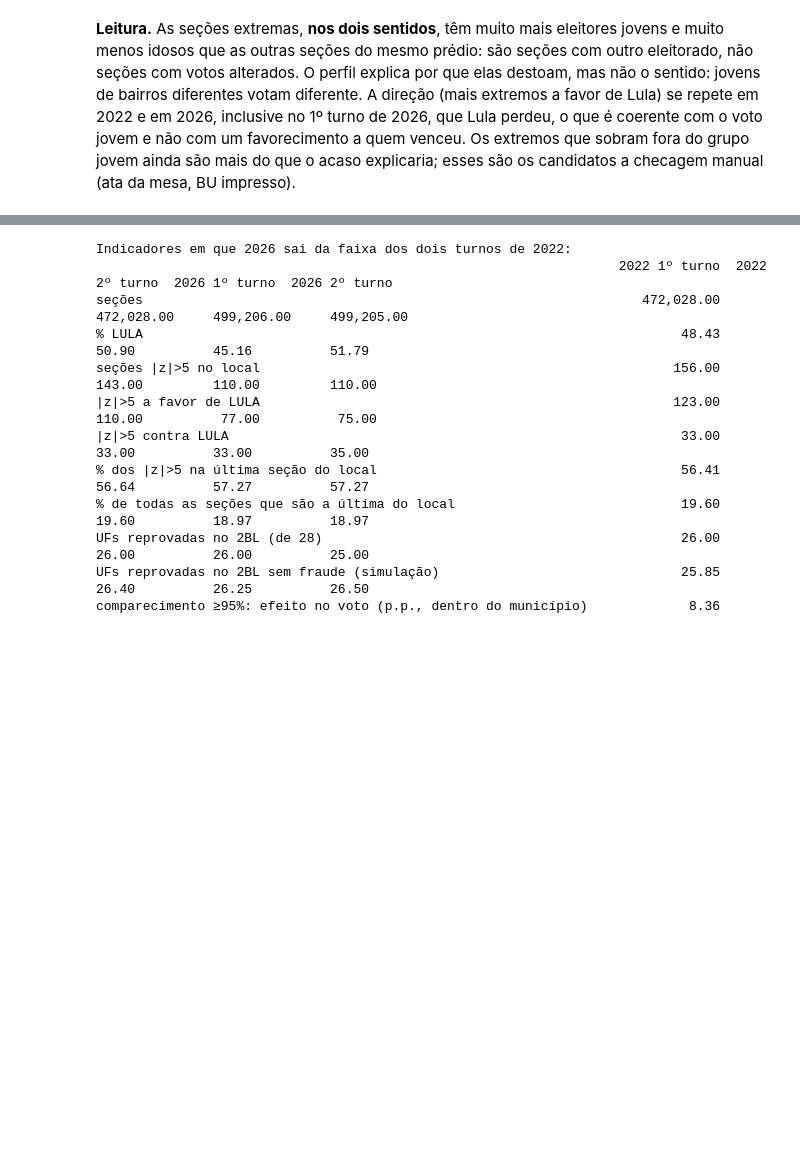
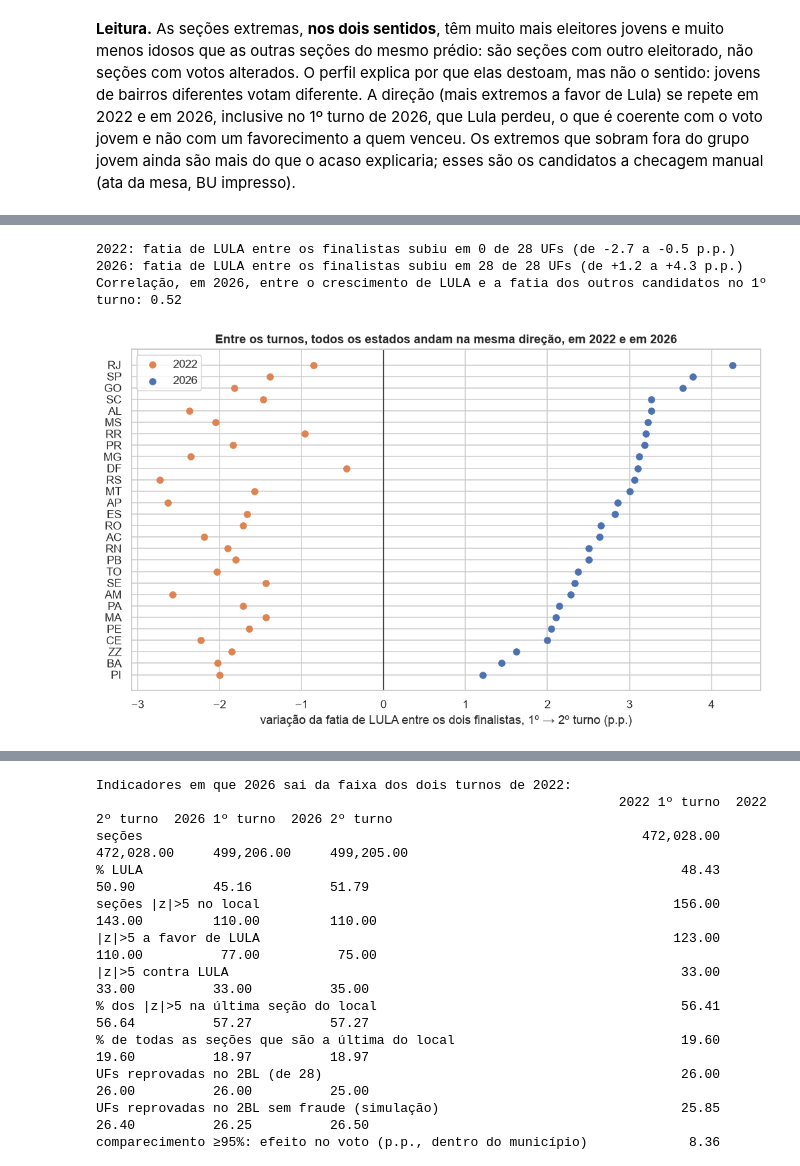
Before and after one commit to marcospflbarreto/eleicoes-2026, a Jupyter notebook: notebooks/03_comparacao_2022.ipynb, the cells around one changed output, grey strips where cells are left out. Saved outputs shown, nothing was run; the diff lists cells and outputs as text; code cells hidden in the pictures; blank space fills up the shorter version.

```diff
--- a/notebooks/03_comparacao_2022.ipynb
+++ b/notebooks/03_comparacao_2022.ipynb
@@ -207,0 +259,33 @@ os candidatos a checagem manual (ata da mesa, BU impresso).
+# %%
+def fatia_finalistas(t1, t2):
+    adv = adversario(t2)
+    g1 = t1.groupby("uf")[[REF, adv]].sum()
+    g2 = t2.groupby("uf")[[REF, adv]].sum()
+    return (g2[REF] / g2.sum(axis=1) - g1[REF] / g1.sum(axis=1)) * 100
+
+V = pd.DataFrame({ano: fatia_finalistas(E[f"{ano} 1º turno"], E[f"{ano} 2º turno"])
+                  for ano in ("2022", "2026") if f"{ano} 2º turno" in E})
+for ano in V:
+    print(f"{ano}: fatia de {REF} entre os finalistas subiu em {int((V[ano] > 0).sum())} de {len(V)} UFs "
+          f"(de {V[ano].min():+.1f} a {V[ano].max():+.1f} p.p.)")
+if "2026" in V:
+    t1 = E["2026 1º turno"]
+    g = t1.groupby("uf")[A.candidatos(t1) + ["votos_validos"]].sum()
+    outros = (1 - g[A.principais(t1, 2)].sum(axis=1) / g["votos_validos"]) * 100
+    print(f"Correlação, em 2026, entre o crescimento de {REF} e a fatia dos outros candidatos no 1º turno: "
+          f"{V['2026'].corr(outros):.2f}")
+    fig, ax = plt.subplots(figsize=(11, 6))
+    o = V.sort_values("2026")
+    y = np.arange(len(o))
+    for ano, cor in (("2022", "C1"), ("2026", "C0")):
+        if ano in o:
+            ax.scatter(o[ano], y, color=cor, label=ano, zorder=3)
+    ax.set_yticks(y, o.index); ax.axvline(0, color="k", lw=.8)
+    ax.set_xlabel(f"variação da fatia de {REF} entre os dois finalistas, 1º → 2º turno (p.p.)")
+    ax.set_title("Entre os turnos, todos os estados andam na mesma direção, em 2022 e em 2026"); ax.legend()
+    plt.show()
+# %% [output]
+2022: fatia de LULA entre os finalistas subiu em 0 de 28 UFs (de -2.7 a -0.5 p.p.)
+2026: fatia de LULA entre os finalistas subiu em 28 de 28 UFs (de +1.2 a +4.3 p.p.)
+Correlação, em 2026, entre o crescimento de LULA e a fatia dos outros candidatos no 1º turno: 0.52
+[figure, added]
```
Also changed, not shown: parts of 9 cells of this notebook, 3 other files.
